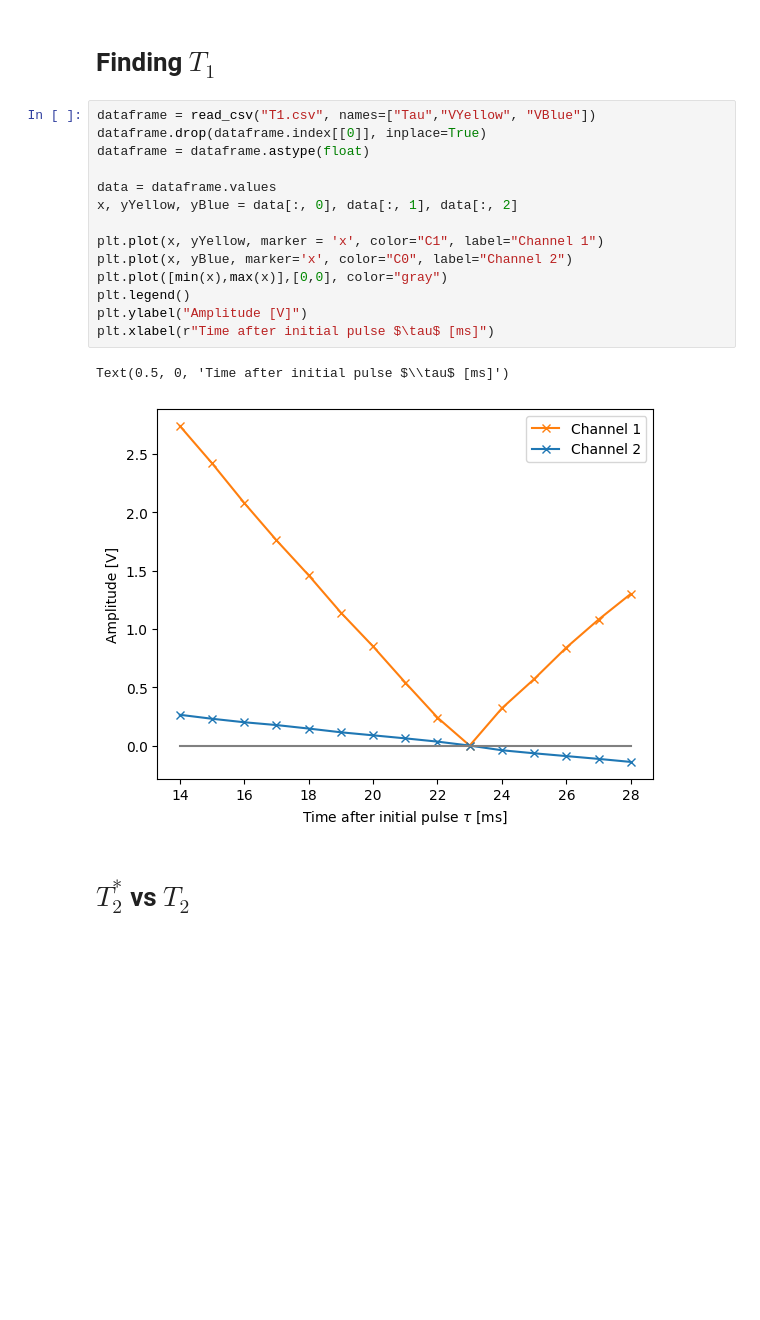
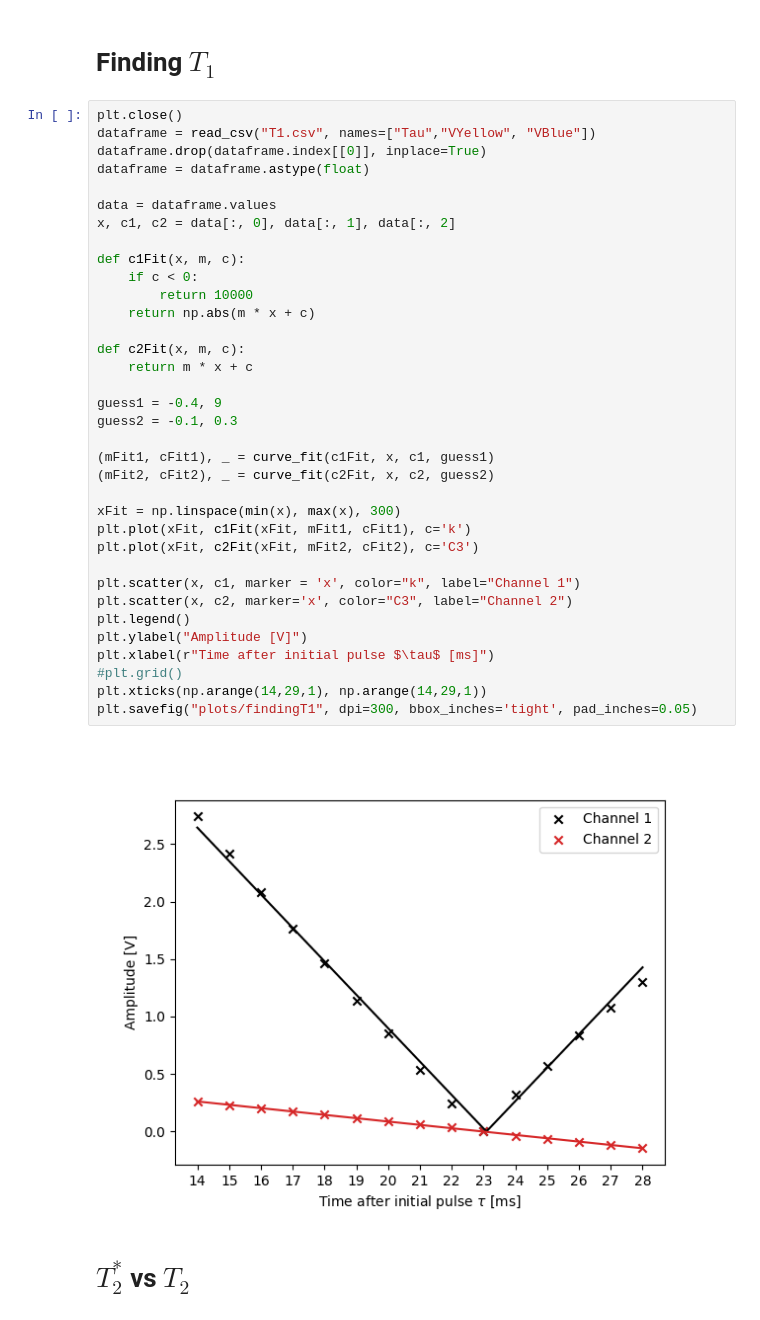
Before and after one commit to benjaminorthner/quantumlab, a Jupyter notebook: nmr/nmr.ipynb, the cells around one changed output. Drawn from its saved outputs; the diff is of its cells as text; blank space fills up the shorter version.

```diff
--- a/nmr/nmr.ipynb
+++ b/nmr/nmr.ipynb
@@ -91,22 +165,42 @@ offset: -0.523 V
 # %% [markdown]
 # Finding $T_1$
 # %%
+plt.close()
 dataframe = read_csv("T1.csv", names=["Tau","VYellow", "VBlue"])
 dataframe.drop(dataframe.index[[0]], inplace=True)
 dataframe = dataframe.astype(float)
 
 data = dataframe.values
-x, yYellow, yBlue = data[:, 0], data[:, 1], data[:, 2]
+x, c1, c2 = data[:, 0], data[:, 1], data[:, 2]
 
-plt.plot(x, yYellow, marker = 'x', color="C1", label="Channel 1")
-plt.plot(x, yBlue, marker='x', color="C0", label="Channel 2")
-plt.plot([min(x),max(x)],[0,0], color="gray")
+def c1Fit(x, m, c):
+    if c < 0:
+        return 10000
+    return np.abs(m * x + c)
+
+def c2Fit(x, m, c):
+    return m * x + c
+
+guess1 = -0.4, 9
+guess2 = -0.1, 0.3
+
+(mFit1, cFit1), _ = curve_fit(c1Fit, x, c1, guess1)
+(mFit2, cFit2), _ = curve_fit(c2Fit, x, c2, guess2)
+
+xFit = np.linspace(min(x), max(x), 300)
+plt.plot(xFit, c1Fit(xFit, mFit1, cFit1), c='k')
+plt.plot(xFit, c2Fit(xFit, mFit2, cFit2), c='C3')
+
+plt.scatter(x, c1, marker = 'x', color="k", label="Channel 1")
+plt.scatter(x, c2, marker='x', color="C3", label="Channel 2")
 plt.legend()
 plt.ylabel("Amplitude [V]")
 plt.xlabel(r"Time after initial pulse $\tau$ [ms]")
+#plt.grid()
+plt.xticks(np.arange(14,29,1), np.arange(14,29,1))
+plt.savefig("plots/findingT1", dpi=300, bbox_inches='tight', pad_inches=0.05)
 # %% [output]
-Text(0.5, 0, 'Time after initial pulse $\\tau$ [ms]')
-[figure, old version]
+[figure, new version]
 # %% [markdown]
 # $T_2^*$ vs $T_2$
 # %%
```
Also changed, not shown: parts of 9 cells of this notebook, 2 other files.
